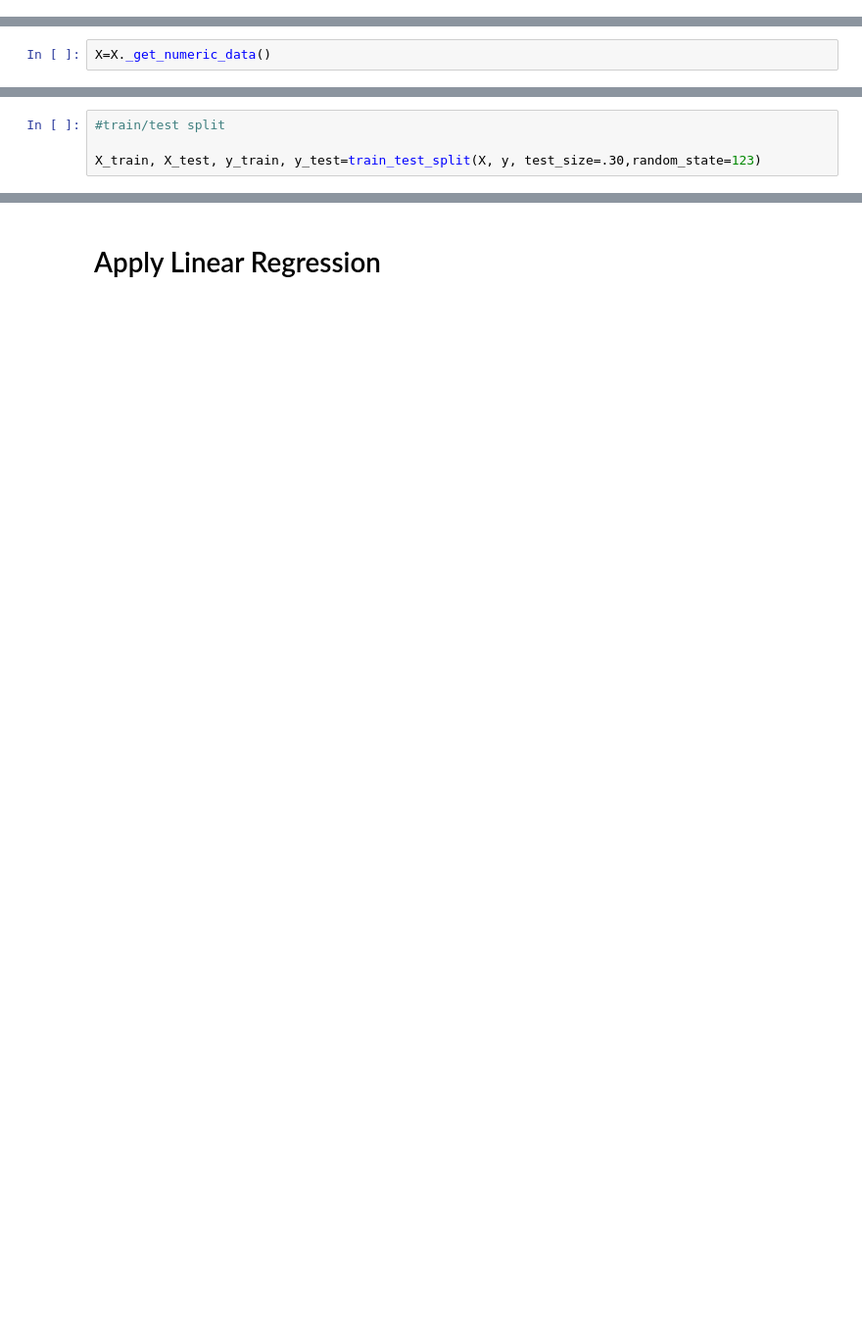
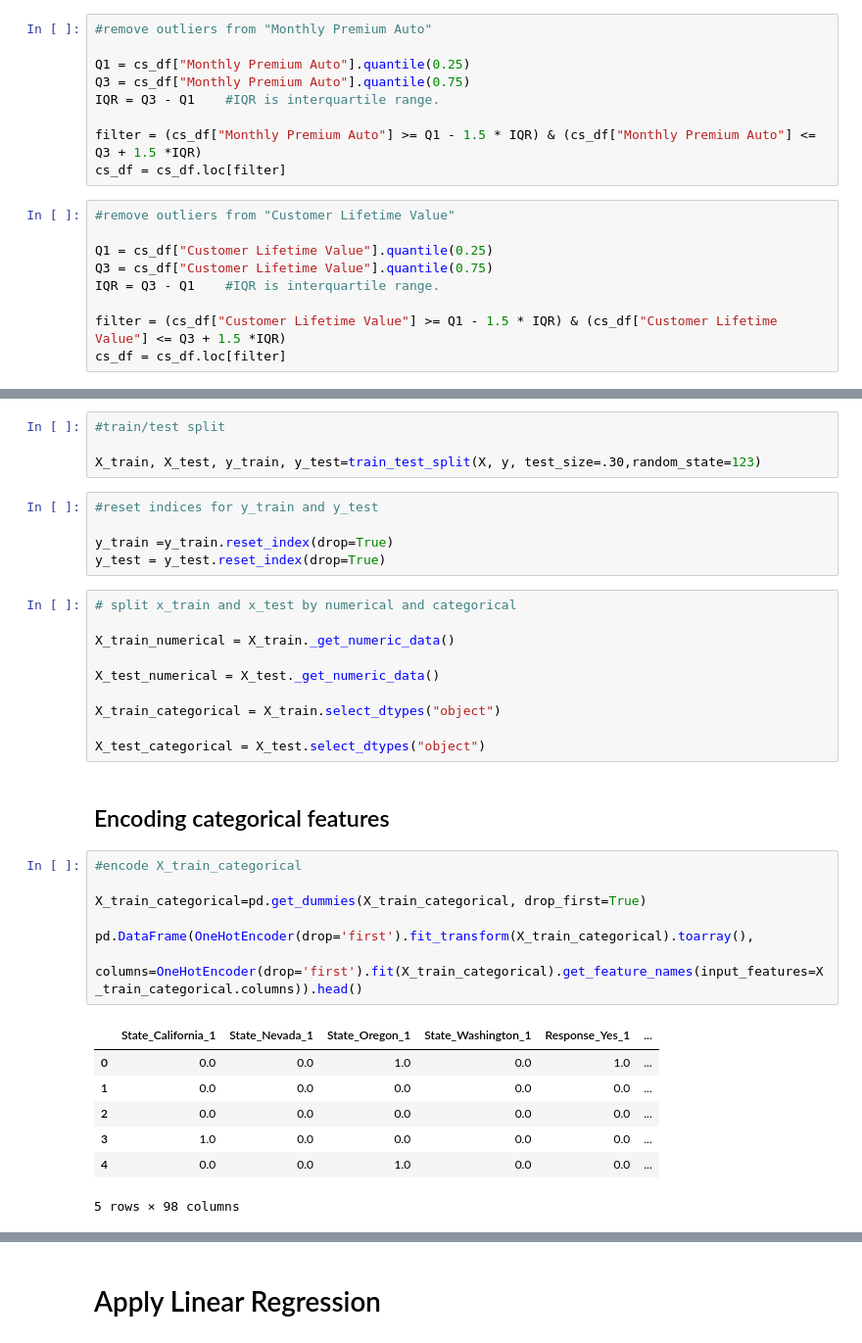
Before and after one commit to hannahlangen/Case_Study_Wk_2, a Jupyter notebook: Customer_Analysis_Case_Study_Data_Processing_2.ipynb, the cells around one changed output, grey strips where cells are left out. Shown at 98% size. Saved outputs shown, nothing was run; the diff lists cells and outputs as text; blank space fills up the shorter version.

```diff
--- a/Customer_Analysis_Case_Study_Data_Processing_2.ipynb
+++ b/Customer_Analysis_Case_Study_Data_Processing_2.ipynb
@@ -50,0 +40,18 @@ cs_df
+# %%
+#remove outliers from "Monthly Premium Auto"
+
+Q1 = cs_df["Monthly Premium Auto"].quantile(0.25)
+Q3 = cs_df["Monthly Premium Auto"].quantile(0.75)
+IQR = Q3 - Q1    #IQR is interquartile range.
+
+filter = (cs_df["Monthly Premium Auto"] >= Q1 - 1.5 * IQR) & (cs_df["Monthly Premium Auto"] <= Q3 + 1.5 *IQR)
+cs_df = cs_df.loc[filter]
+# %%
+#remove outliers from "Customer Lifetime Value"
+
+Q1 = cs_df["Customer Lifetime Value"].quantile(0.25)
+Q3 = cs_df["Customer Lifetime Value"].quantile(0.75)
+IQR = Q3 - Q1    #IQR is interquartile range.
+
+filter = (cs_df["Customer Lifetime Value"] >= Q1 - 1.5 * IQR) & (cs_df["Customer Lifetime Value"] <= Q3 + 1.5 *IQR)
+cs_df = cs_df.loc[filter]
@@ -94,5 +106,3 @@ cs_df
 
 X=cs_df.drop('Total Claim Amount', axis=1)
 y=cs_df['Total Claim Amount']
-# %%
-X=X._get_numeric_data()
@@ -100,3 +112,36 @@ X=X._get_numeric_data()
 #train/test split
 
 X_train, X_test, y_train, y_test=train_test_split(X, y, test_size=.30,random_state=123)
+# %%
+#reset indices for y_train and y_test
+
+y_train =y_train.reset_index(drop=True)
+y_test = y_test.reset_index(drop=True)
+# %%
+# split x_train and x_test by numerical and categorical
+
+X_train_numerical = X_train._get_numeric_data()
+
+X_test_numerical = X_test._get_numeric_data()
+
+X_train_categorical = X_train.select_dtypes("object")
+
+X_test_categorical = X_test.select_dtypes("object")
+# %% [markdown]
+## Encoding categorical features
+# %%
+#encode X_train_categorical
+
+X_train_categorical=pd.get_dummies(X_train_categorical, drop_first=True)
+
+pd.DataFrame(OneHotEncoder(drop='first').fit_transform(X_train_categorical).toarray(),
+
+columns=OneHotEncoder(drop='first').fit(X_train_categorical).get_feature_names(input_features=X_train_categorical.columns)).head()
+# %% [output]
+|  | State_California_1 | State_Nevada_1 | State_Oregon_1 | State_Washington_1 | Response_Yes_1 | ... |
+| 0 | 0.0 | 0.0 | 1.0 | 0.0 | 1.0 | ... |
+| 1 | 0.0 | 0.0 | 0.0 | 0.0 | 0.0 | ... |
+| 2 | 0.0 | 0.0 | 0.0 | 0.0 | 0.0 | ... |
+| 3 | 1.0 | 0.0 | 0.0 | 0.0 | 0.0 | ... |
+| 4 | 0.0 | 0.0 | 1.0 | 0.0 | 0.0 | ... |
+5 rows × 98 columns
```
Also changed, not shown: parts of 44 cells of this notebook, 1 other file.
